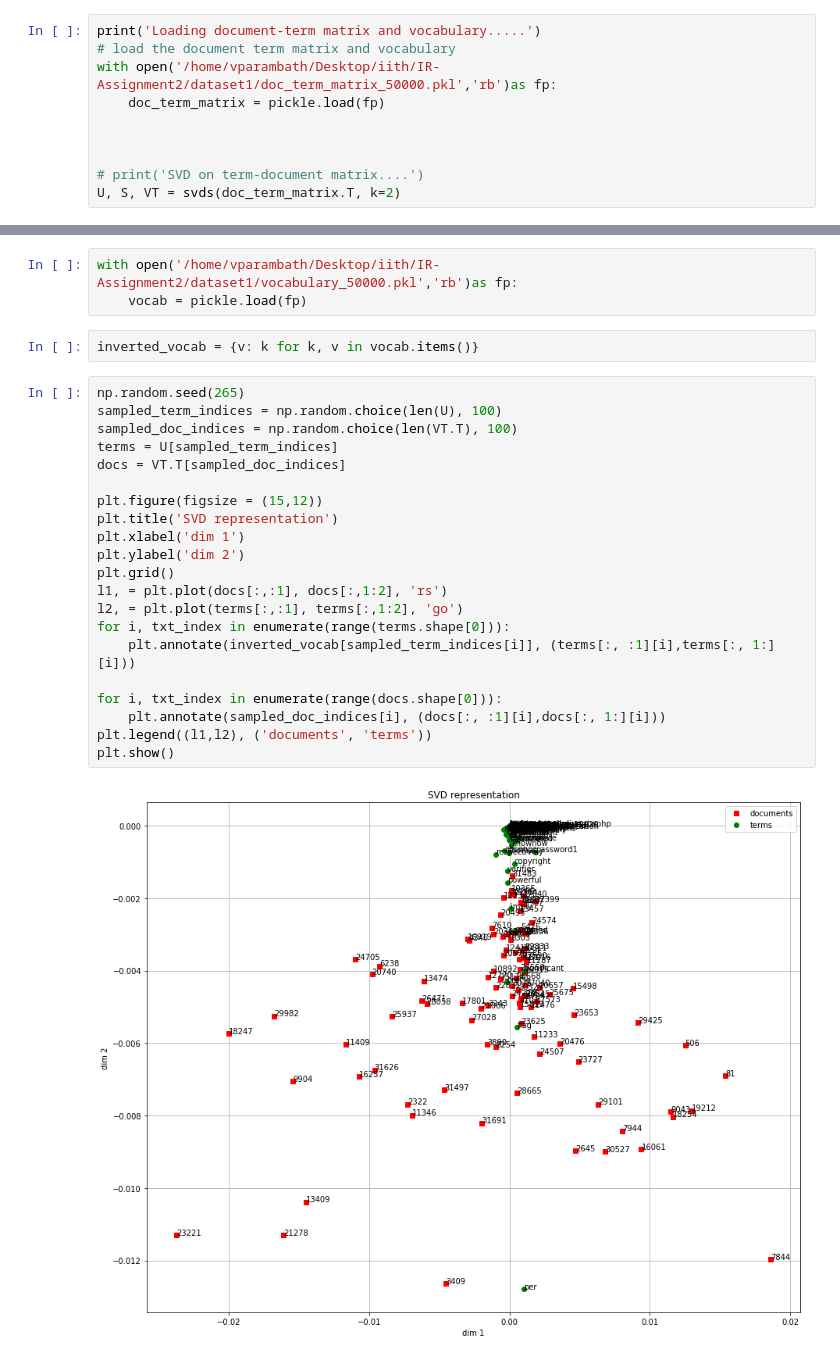
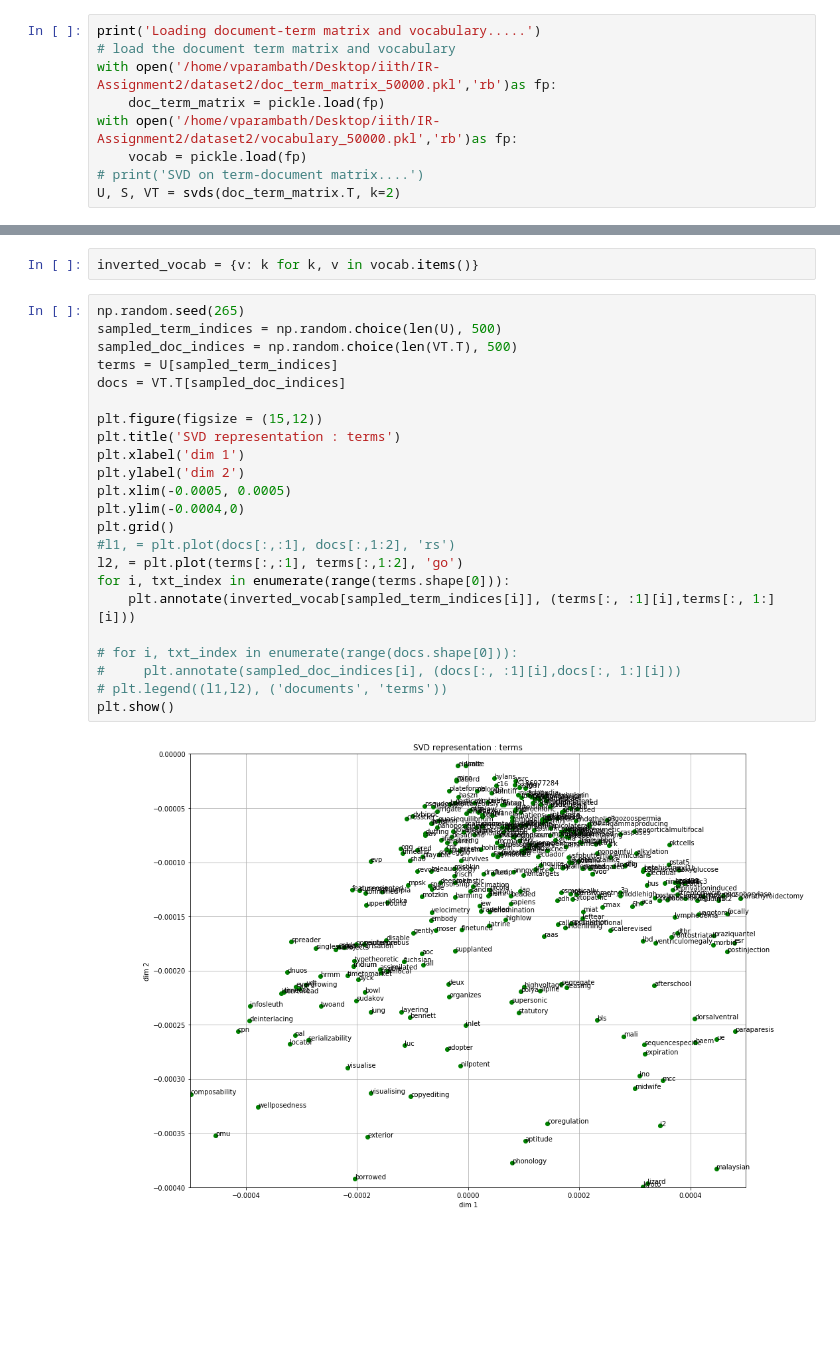
Before and after one commit to vijinkp/ds-projects, a Jupyter notebook: text-analysis/Untitled.ipynb, the cells around one changed output, grey strips where cells are left out. Cells and saved outputs as stored; diff of their text form; blank space fills up the shorter version.

Commit message:
more visualizations added

```diff
--- a/text-analysis/Untitled.ipynb
+++ b/text-analysis/Untitled.ipynb
@@ -22,11 +22,10 @@ from sklearn.utils.extmath import randomized_svd
 # %%
 print('Loading document-term matrix and vocabulary.....')
 # load the document term matrix and vocabulary
-with open('/home/vparambath/Desktop/iith/IR-Assignment2/dataset1/doc_term_matrix_50000.pkl','rb')as fp:
+with open('/home/vparambath/Desktop/iith/IR-Assignment2/dataset2/doc_term_matrix_50000.pkl','rb')as fp:
     doc_term_matrix = pickle.load(fp)
-
-
-
+with open('/home/vparambath/Desktop/iith/IR-Assignment2/dataset2/vocabulary_50000.pkl','rb')as fp:
+    vocab = pickle.load(fp)
 # print('SVD on term-document matrix....')
 U, S, VT = svds(doc_term_matrix.T, k=2)
 # %% [output]
@@ -44,28 +33,27 @@ VT.T.shape
-# %%
-with open('/home/vparambath/Desktop/iith/IR-Assignment2/dataset1/vocabulary_50000.pkl','rb')as fp:
-    vocab = pickle.load(fp)
 # %%
 inverted_vocab = {v: k for k, v in vocab.items()}
 # %%
 np.random.seed(265)
-sampled_term_indices = np.random.choice(len(U), 100)
-sampled_doc_indices = np.random.choice(len(VT.T), 100)
+sampled_term_indices = np.random.choice(len(U), 500)
+sampled_doc_indices = np.random.choice(len(VT.T), 500)
 terms = U[sampled_term_indices]
 docs = VT.T[sampled_doc_indices]
 
 plt.figure(figsize = (15,12))
-plt.title('SVD representation')
+plt.title('SVD representation : terms')
 plt.xlabel('dim 1')
 plt.ylabel('dim 2')
+plt.xlim(-0.0005, 0.0005)
+plt.ylim(-0.0004,0)
 plt.grid()
-l1, = plt.plot(docs[:,:1], docs[:,1:2], 'rs')
+#l1, = plt.plot(docs[:,:1], docs[:,1:2], 'rs')
 l2, = plt.plot(terms[:,:1], terms[:,1:2], 'go')
 for i, txt_index in enumerate(range(terms.shape[0])):
     plt.annotate(inverted_vocab[sampled_term_indices[i]], (terms[:, :1][i],terms[:, 1:][i]))
 
-for i, txt_index in enumerate(range(docs.shape[0])):
-    plt.annotate(sampled_doc_indices[i], (docs[:, :1][i],docs[:, 1:][i]))
-plt.legend((l1,l2), ('documents', 'terms'))
+# for i, txt_index in enumerate(range(docs.shape[0])):
+#     plt.annotate(sampled_doc_indices[i], (docs[:, :1][i],docs[:, 1:][i]))
+# plt.legend((l1,l2), ('documents', 'terms'))
 plt.show()
 # %% [output]
-[figure, old version]
+[figure, new version]
```
Also changed, not shown: parts of 10 cells of this notebook, 7 other files.
